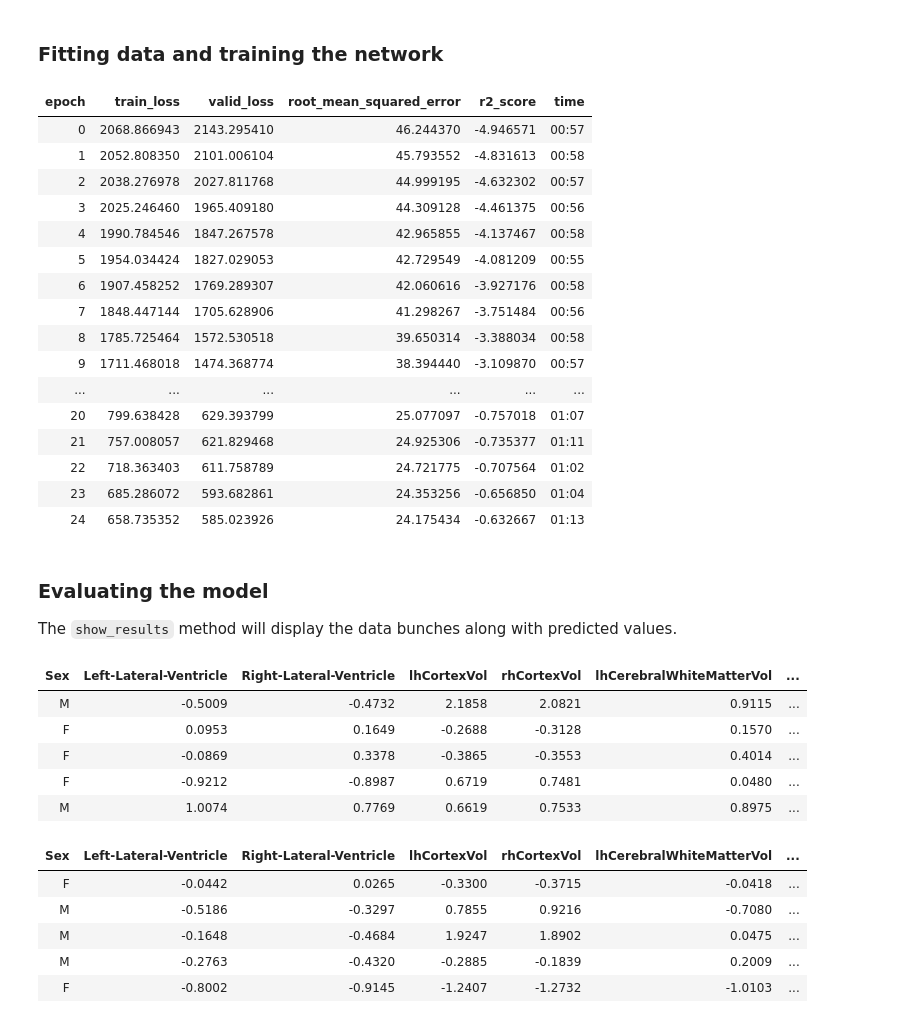
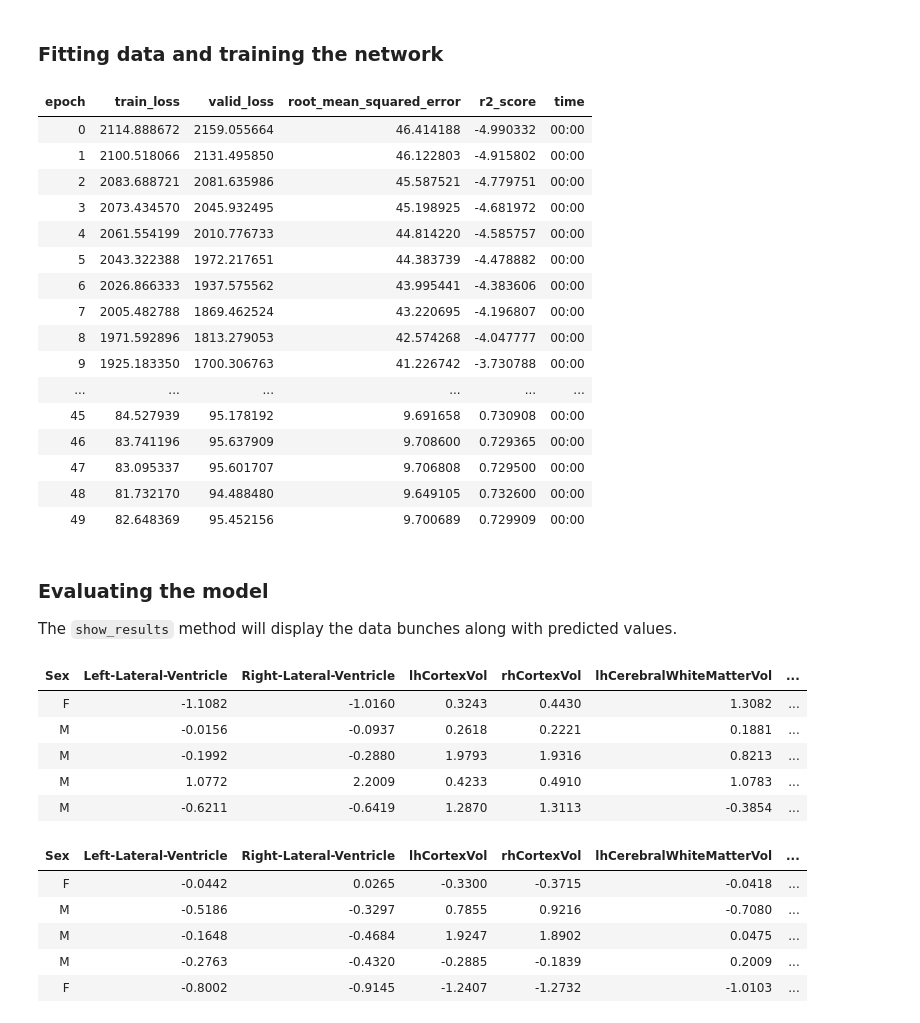
Before and after one commit to arvidl/elmed219-brainage, a Jupyter notebook: nbs/brain_age_regression_fastai.ipynb, the cells around one changed output. Saved outputs shown, nothing was run; the diff lists cells and outputs as text; code cells hidden in the pictures.

```diff
--- a/nbs/brain_age_regression_fastai.ipynb
+++ b/nbs/brain_age_regression_fastai.ipynb
@@ -372,25 +385,25 @@ Learning rate is a hyper-parameter that controls how much the weights of the net
 ### Fitting data and training the network
 # %%
 # Train the network for 25 epochs
-learn.fit_one_cycle(25)
+learn.fit_one_cycle(50)
 # %% [output]
 | epoch | train_loss | valid_loss | root_mean_squared_error | r2_score | time |
-| 0 | 2068.866943 | 2143.295410 | 46.244370 | -4.946571 | 00:57 |
-| 1 | 2052.808350 | 2101.006104 | 45.793552 | -4.831613 | 00:58 |
-| 2 | 2038.276978 | 2027.811768 | 44.999195 | -4.632302 | 00:57 |
-| 3 | 2025.246460 | 1965.409180 | 44.309128 | -4.461375 | 00:56 |
-| 4 | 1990.784546 | 1847.267578 | 42.965855 | -4.137467 | 00:58 |
-| 5 | 1954.034424 | 1827.029053 | 42.729549 | -4.081209 | 00:55 |
-| 6 | 1907.458252 | 1769.289307 | 42.060616 | -3.927176 | 00:58 |
-| 7 | 1848.447144 | 1705.628906 | 41.298267 | -3.751484 | 00:56 |
-| 8 | 1785.725464 | 1572.530518 | 39.650314 | -3.388034 | 00:58 |
-| 9 | 1711.468018 | 1474.368774 | 38.394440 | -3.109870 | 00:57 |
+| 0 | 2114.888672 | 2159.055664 | 46.414188 | -4.990332 | 00:00 |
+| 1 | 2100.518066 | 2131.495850 | 46.122803 | -4.915802 | 00:00 |
+| 2 | 2083.688721 | 2081.635986 | 45.587521 | -4.779751 | 00:00 |
+| 3 | 2073.434570 | 2045.932495 | 45.198925 | -4.681972 | 00:00 |
+| 4 | 2061.554199 | 2010.776733 | 44.814220 | -4.585757 | 00:00 |
+| 5 | 2043.322388 | 1972.217651 | 44.383739 | -4.478882 | 00:00 |
+| 6 | 2026.866333 | 1937.575562 | 43.995441 | -4.383606 | 00:00 |
+| 7 | 2005.482788 | 1869.462524 | 43.220695 | -4.196807 | 00:00 |
+| 8 | 1971.592896 | 1813.279053 | 42.574268 | -4.047777 | 00:00 |
+| 9 | 1925.183350 | 1700.306763 | 41.226742 | -3.730788 | 00:00 |
 | ... | ... | ... | ... | ... | ... |
-| 20 | 799.638428 | 629.393799 | 25.077097 | -0.757018 | 01:07 |
-| 21 | 757.008057 | 621.829468 | 24.925306 | -0.735377 | 01:11 |
-| 22 | 718.363403 | 611.758789 | 24.721775 | -0.707564 | 01:02 |
-| 23 | 685.286072 | 593.682861 | 24.353256 | -0.656850 | 01:04 |
-| 24 | 658.735352 | 585.023926 | 24.175434 | -0.632667 | 01:13 |
+| 45 | 84.527939 | 95.178192 | 9.691658 | 0.730908 | 00:00 |
+| 46 | 83.741196 | 95.637909 | 9.708600 | 0.729365 | 00:00 |
+| 47 | 83.095337 | 95.601707 | 9.706808 | 0.729500 | 00:00 |
+| 48 | 81.732170 | 94.488480 | 9.649105 | 0.732600 | 00:00 |
+| 49 | 82.648369 | 95.452156 | 9.700689 | 0.729909 | 00:00 |
 # %% [markdown]
 ### Evaluating the model
 The `show_results` method will display the data bunches along with predicted values.
@@ -399,11 +412,11 @@ The `show_results` method will display the data bunches along with predicted val
 learn.show_results(ds_type=DatasetType.Train,rows = 5)
 # %% [output]
 | Sex | Left-Lateral-Ventricle | Right-Lateral-Ventricle | lhCortexVol | rhCortexVol | lhCerebralWhiteMatterVol | ... |
-| M | -0.5009 | -0.4732 | 2.1858 | 2.0821 | 0.9115 | ... |
-| F | 0.0953 | 0.1649 | -0.2688 | -0.3128 | 0.1570 | ... |
-| F | -0.0869 | 0.3378 | -0.3865 | -0.3553 | 0.4014 | ... |
-| F | -0.9212 | -0.8987 | 0.6719 | 0.7481 | 0.0480 | ... |
-| M | 1.0074 | 0.7769 | 0.6619 | 0.7533 | 0.8975 | ... |
+| F | -1.1082 | -1.0160 | 0.3243 | 0.4430 | 1.3082 | ... |
+| M | -0.0156 | -0.0937 | 0.2618 | 0.2221 | 0.1881 | ... |
+| M | -0.1992 | -0.2880 | 1.9793 | 1.9316 | 0.8213 | ... |
+| M | 1.0772 | 2.2009 | 0.4233 | 0.4910 | 1.0783 | ... |
+| M | -0.6211 | -0.6419 | 1.2870 | 1.3113 | -0.3854 | ... |
 # %%
 # Display predictions on the validation data
 learn.show_results(ds_type=DatasetType.Valid)
```
Also changed, not shown: parts of 11 cells of this notebook, 6 other files.
